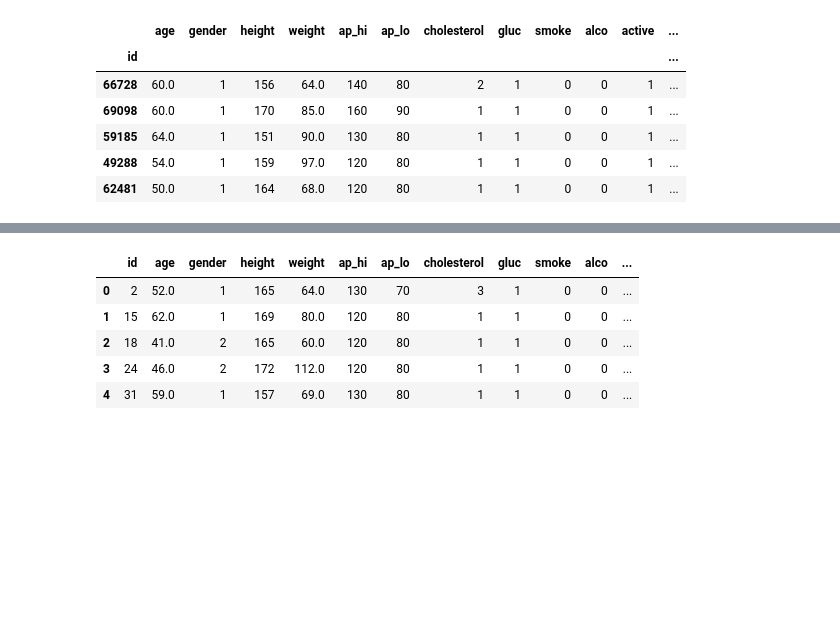
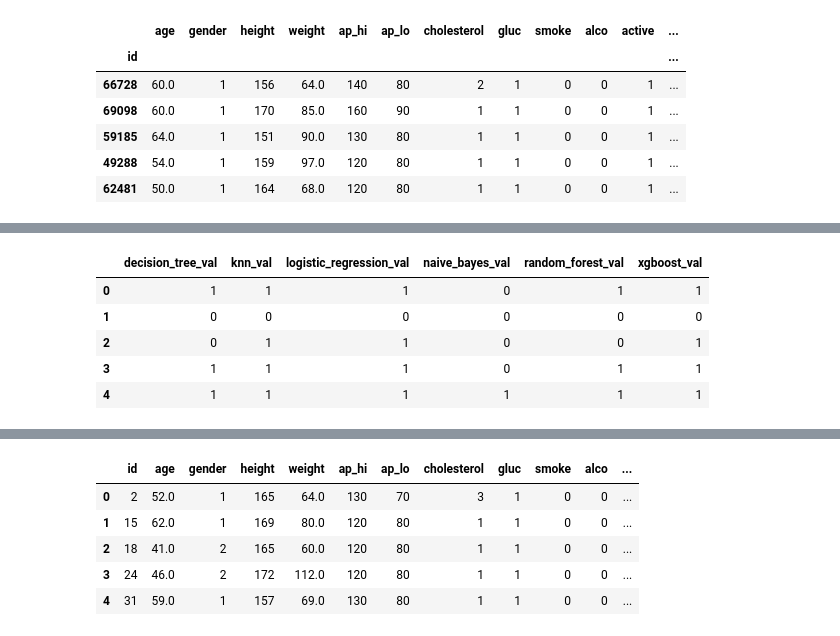
Before and after one commit to cxmedeiros/Projeto-Estatistica, a Jupyter notebook: ensemble.ipynb, the cells around one changed output, grey strips where cells are left out. Saved outputs shown, nothing was run; the diff lists cells and outputs as text; code cells hidden in the pictures; blank space fills up the shorter version.

```diff
--- a/ensemble.ipynb
+++ b/ensemble.ipynb
@@ -136,3 +135,18 @@ x_train, x_val, y_train, y_val = train_test_split(results.drop('Target', axis=1)
+# %%
+val_preds = ['decision_tree.csv', 'knn.csv', 'logistic_regression.csv', 'naive_bayes.csv', 'random_forest.csv', 'xgboost.csv']
+
+preds = []
+for pred in val_preds:
+    preds.append(pd.read_csv(pred, sep=',', names=[f'{pred.split(".")[0]}_val']))
+
+preds = pd.concat(preds, axis=1)
+# %% [output]
+|  | decision_tree_val | knn_val | logistic_regression_val | naive_bayes_val | random_forest_val | xgboost_val |
+| 0 | 1 | 1 | 1 | 0 | 1 | 1 |
+| 1 | 0 | 0 | 0 | 0 | 0 | 0 |
+| 2 | 0 | 1 | 1 | 0 | 0 | 1 |
+| 3 | 1 | 1 | 1 | 0 | 1 | 1 |
+| 4 | 1 | 1 | 1 | 1 | 1 | 1 |
 # %%
 # create a logistic regression model to predict the target
 from sklearn.linear_model import LogisticRegression
```
Also changed, not shown: parts of 15 cells of this notebook, 13 other files.
